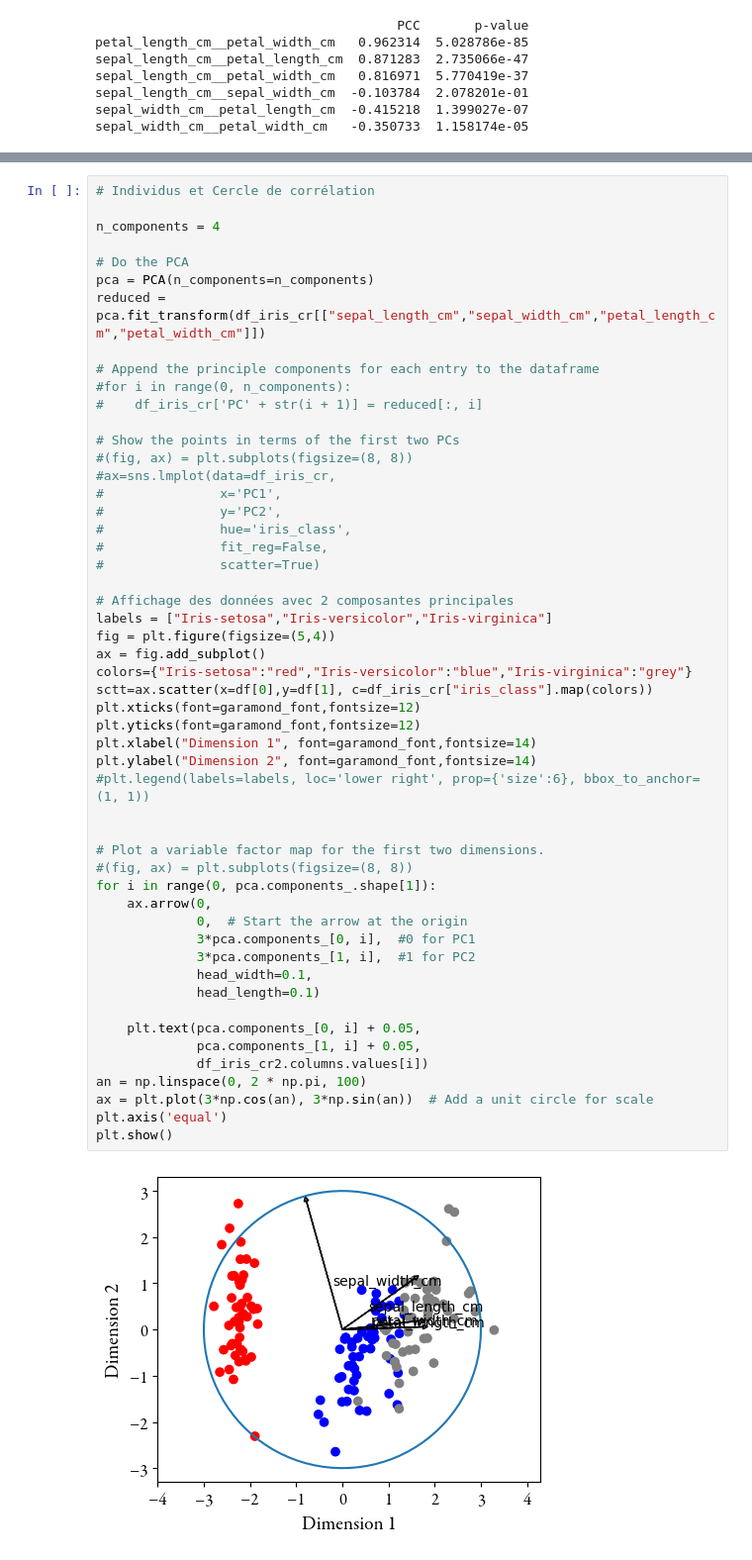
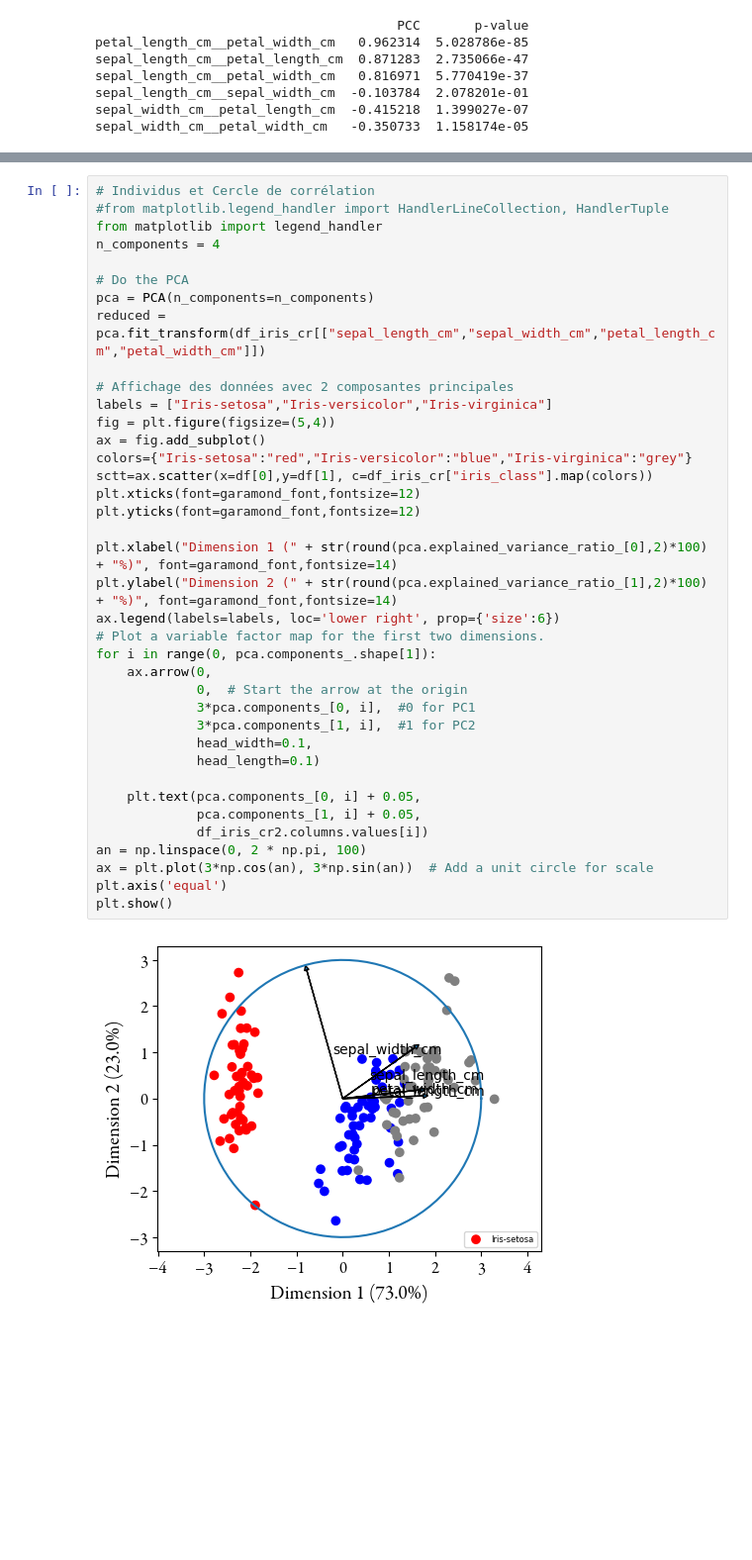
Before and after one commit to RMorana/DU_Data, a Jupyter notebook: DimReduc.ipynb, the cells around one changed output, grey strips where cells are left out. Shown at 99% size. Drawn from its saved outputs; the diff is of its cells as text; blank space fills up the shorter version.

```diff
--- a/DimReduc.ipynb
+++ b/DimReduc.ipynb
@@ -258,54 +265,40 @@ plt.show()
 # %%
 # Individus et Cercle de corrélation
-
+#from matplotlib.legend_handler import HandlerLineCollection, HandlerTuple
+from matplotlib import legend_handler
 n_components = 4
 
 # Do the PCA
 pca = PCA(n_components=n_components)
 reduced = pca.fit_transform(df_iris_cr[["sepal_length_cm","sepal_width_cm","petal_length_cm","petal_width_cm"]])
-
-# Append the principle components for each entry to the dataframe
-#for i in range(0, n_components):
-#    df_iris_cr['PC' + str(i + 1)] = reduced[:, i]
-
-# Show the points in terms of the first two PCs
-#(fig, ax) = plt.subplots(figsize=(8, 8))
-#ax=sns.lmplot(data=df_iris_cr,
-#               x='PC1',
-#               y='PC2',
-#               hue='iris_class',
-#               fit_reg=False,
-#               scatter=True)
 
 # Affichage des données avec 2 composantes principales
 labels = ["Iris-setosa","Iris-versicolor","Iris-virginica"]
 fig = plt.figure(figsize=(5,4))
 ax = fig.add_subplot()
 colors={"Iris-setosa":"red","Iris-versicolor":"blue","Iris-virginica":"grey"}
 sctt=ax.scatter(x=df[0],y=df[1], c=df_iris_cr["iris_class"].map(colors))
 plt.xticks(font=garamond_font,fontsize=12)
 plt.yticks(font=garamond_font,fontsize=12)
-plt.xlabel("Dimension 1", font=garamond_font,fontsize=14)
-plt.ylabel("Dimension 2", font=garamond_font,fontsize=14)
-#plt.legend(labels=labels, loc='lower right', prop={'size':6}, bbox_to_anchor=(1, 1))
 
-
+plt.xlabel("Dimension 1 (" + str(round(pca.explained_variance_ratio_[0],2)*100) + "%)", font=garamond_font,fontsize=14)
+plt.ylabel("Dimension 2 (" + str(round(pca.explained_variance_ratio_[1],2)*100) + "%)", font=garamond_font,fontsize=14)
+ax.legend(labels=labels, loc='lower right', prop={'size':6})
 # Plot a variable factor map for the first two dimensions.
-#(fig, ax) = plt.subplots(figsize=(8, 8))
 for i in range(0, pca.components_.shape[1]):
     ax.arrow(0,
              0,  # Start the arrow at the origin
              3*pca.components_[0, i],  #0 for PC1
              3*pca.components_[1, i],  #1 for PC2
              head_width=0.1,
              head_length=0.1)
 
     plt.text(pca.components_[0, i] + 0.05,
              pca.components_[1, i] + 0.05,
              df_iris_cr2.columns.values[i])
 an = np.linspace(0, 2 * np.pi, 100)
 ax = plt.plot(3*np.cos(an), 3*np.sin(an))  # Add a unit circle for scale
 plt.axis('equal')
 plt.show()
 # %% [output]
-[figure, old version]
+[figure, new version]
```
Also changed, not shown: parts of 8 cells of this notebook.
